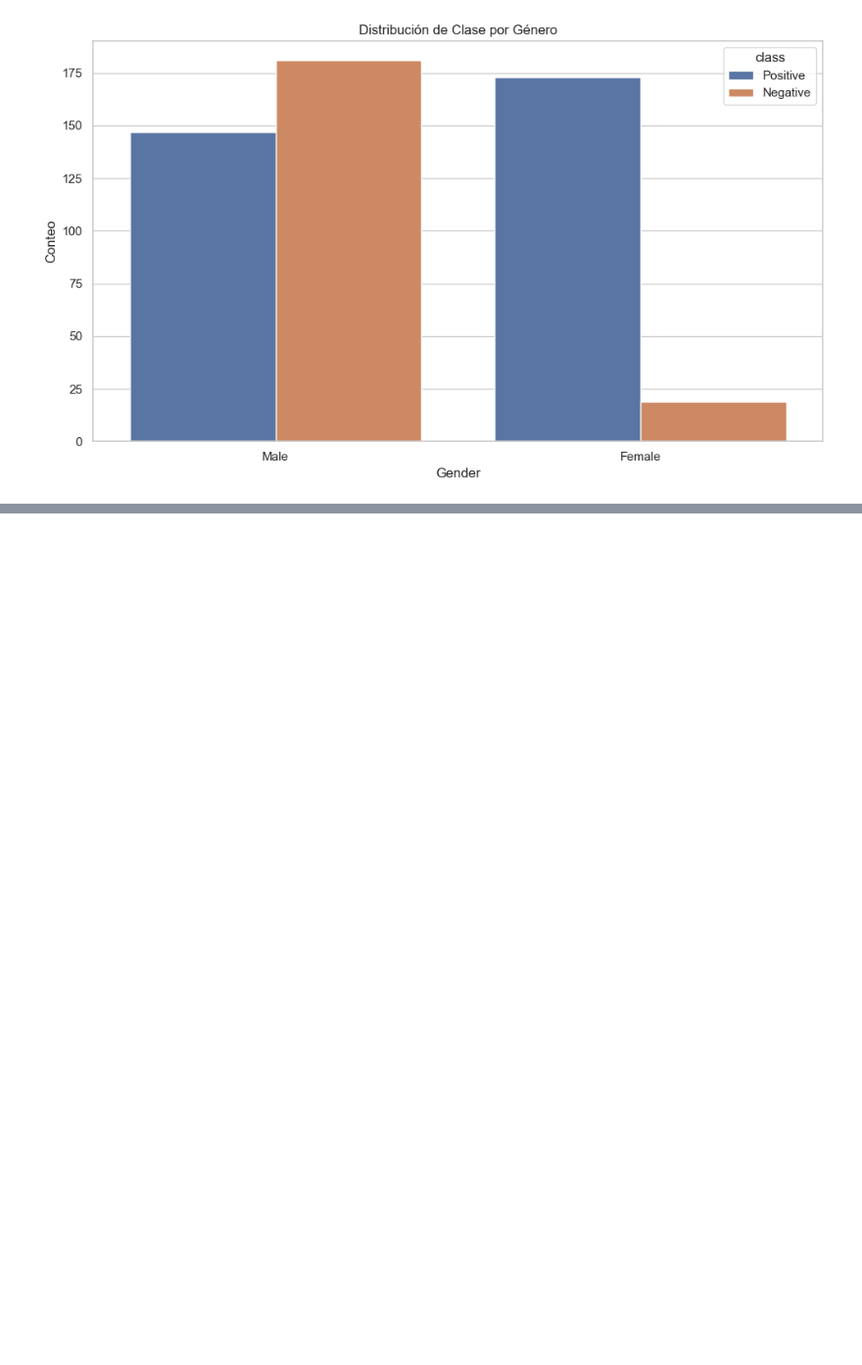
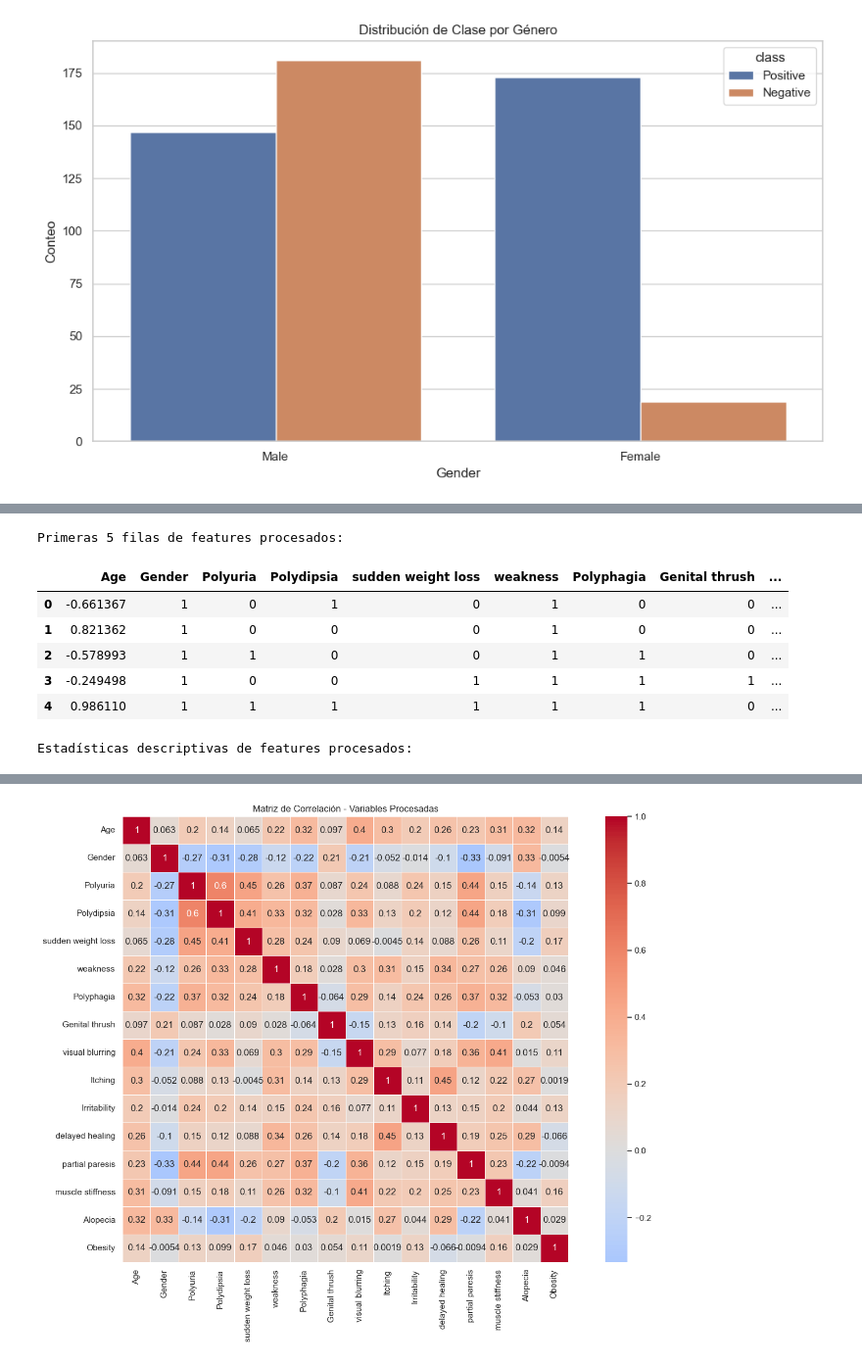
Before and after one commit to PameBlanca/FCD_UV_2025, a Jupyter notebook: Diabetes_project/notebook/diabetes_clustering_analysis.ipynb, the cells around one changed output, grey strips where cells are left out. Shown at 98% size. Cells and saved outputs as stored; diff of their text form; code cells hidden in the pictures; blank space fills up the shorter version.

Commit message:
Implement code changes to enhance functionality and improve performance Add EDA of DATOS PROCESADOS

```diff
--- a/Diabetes_project/notebook/diabetes_clustering_analysis.ipynb
+++ b/Diabetes_project/notebook/diabetes_clustering_analysis.ipynb
@@ -14,24 +197,26 @@ plt.rcParams['font.size'] = 12
 # %%
+# ===== CARGAR DATOS RAW =====
+
 # Ruta base a los datos
 diabetes_file_path = '../data/raw/diabetes_data_upload.csv'
-diabetes_df = pd.read_csv(diabetes_file_path)
+df_raw = pd.read_csv(diabetes_file_path)  # CAMBIÉ: diabetes_df → df_raw
 
 # Visión general del dataset
-print("Dimensiones del dataset:", diabetes_df.shape)
+print("Dimensiones del dataset:", df_raw.shape)
 print("\nPrimeras 5 filas:")
-display(diabetes_df.head())
+display(df_raw.head())
 
 # Información sobre tipos de datos y valores no nulos
 print("\nInformación del dataset:")
-diabetes_df.info()
+df_raw.info()
 
 # Estadísticas descriptivas básicas
 print("\nEstadísticas descriptivas:")
-display(diabetes_df.describe(include='all').T)
+display(df_raw.describe(include='all').T)
 
 # Verificación de valores faltantes
 print("\nValores faltantes por columna:")
-missing_values = diabetes_df.isnull().sum()
+missing_values = df_raw.isnull().sum()
 print(missing_values[missing_values > 0] if missing_values.sum() > 0 else "No hay valores faltantes")
 # %% [output]
 Dimensiones del dataset: (520, 17)
@@ -109,3 +296,14 @@ Female    192
 Name: count, dtype: int64
 [figure]
 [figure]
+# %%
+# ===== APLICAR PREPROCESAMIENTO =====
+
+# Aplicar preprocesamiento
+features_scaled, target, scaler = preprocess_diabetes_data(df_raw, verbose=True)
+
+# Validación de datos procesados
+validate_preprocessing(features_scaled, target)
+
+# Guardar datos procesados
+save_processed_data(features_scaled, target)
@@ -111,0 +326,28 @@ Name: count, dtype: int64
+# %%
+# ===== EDA CON DATOS PROCESADOS I =====
+
+# Mostrar primeras filas de datos procesados
+print("Primeras 5 filas de features procesados:")
+display(features_scaled.head())
+
+# Estadísticas descriptivas de datos procesados
+print("\nEstadísticas descriptivas de features procesados:")
+display(features_scaled.describe())
+
+# Correlación entre variables
+plt.figure(figsize=(14, 10))
+correlation_matrix = features_scaled.corr()
+sns.heatmap(correlation_matrix, annot=True, cmap='coolwarm', center=0,
+            square=True, linewidths=0.5)
+plt.title('Matriz de Correlación - Variables Procesadas')
+plt.tight_layout()
+plt.show()
+# %% [output]
+Primeras 5 filas de features procesados:
+|  | Age | Gender | Polyuria | Polydipsia | sudden weight loss | weakness | Polyphagia | Genital thrush | ... |
+| 0 | -0.661367 | 1 | 0 | 1 | 0 | 1 | 0 | 0 | ... |
+| 1 | 0.821362 | 1 | 0 | 0 | 0 | 1 | 0 | 0 | ... |
+| 2 | -0.578993 | 1 | 1 | 0 | 0 | 1 | 1 | 0 | ... |
+| 3 | -0.249498 | 1 | 0 | 0 | 1 | 1 | 1 | 1 | ... |
+| 4 | 0.986110 | 1 | 1 | 1 | 1 | 1 | 1 | 0 | ... |
+Estadísticas descriptivas de features procesados:
@@ -111,0 +363 @@ Name: count, dtype: int64
+[figure, added]
```
Also changed, not shown: parts of 7 cells of this notebook, 1 other file.
